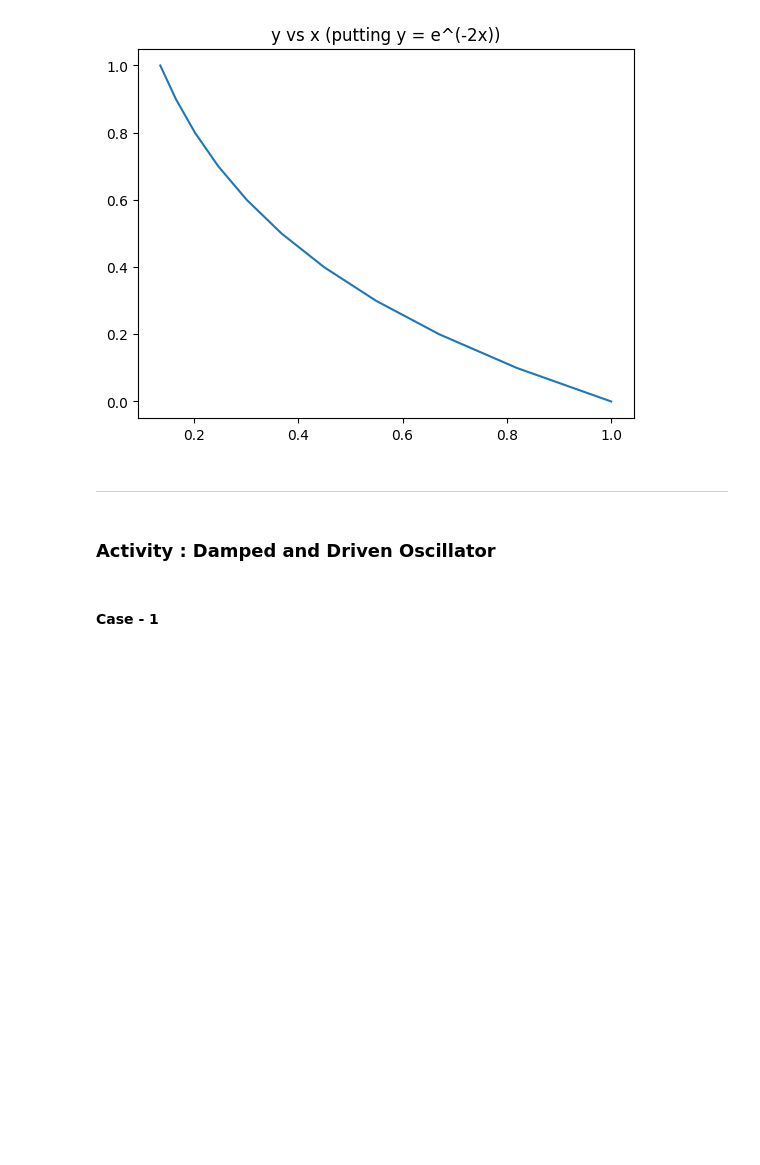
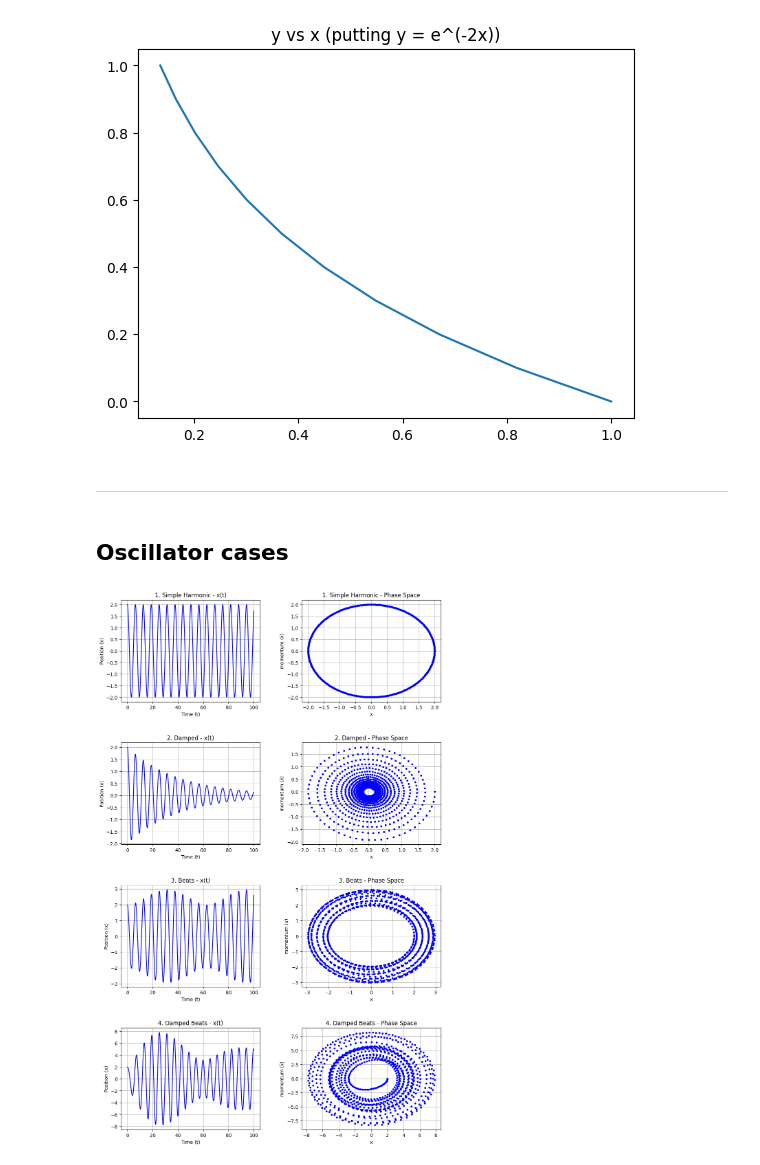
Before and after one commit to Bhar8at/Comphy, a Jupyter notebook: RK4.ipynb, the cells around one changed output. Saved outputs shown, nothing was run; the diff lists cells and outputs as text; code cells hidden in the pictures; blank space fills up the shorter version.

```diff
--- a/RK4.ipynb
+++ b/RK4.ipynb
@@ -131,7 +131,75 @@ def rk4_coupled_oscillator(f, y1_0, y2_0, t0, tf, h):
         y_points[i+1] = [y1, y2]
 
     return t_points, y_points
-# %% [markdown]
-### Activity : Damped and Driven Oscillator
-# %% [markdown]
-#### Case - 1
+# %% [markdown]
+## Oscillator cases
+# %%
+# --- 2. Physics Definition ---
+def create_derivative_func(gamma, F0, omega):
+    # Returns the function for acceleration: x'' = F0*cos(wt) - gamma*x' - x
+    def f(t, x, v):
+        return F0 * np.cos(omega * t) - gamma * v - x
+    return f
+
+# The 4 Cases from the prompt
+cases = [
+    # Case 1: Simple Harmonic (No damping, No drive)
+    {"label": "1. Simple Harmonic", "gamma": 0.0,  "F0": 0.0, "omega": 0.0},
+
+    # Case 2: Damped (Damping, No drive)
+    {"label": "2. Damped",          "gamma": 0.05, "F0": 0.0, "omega": 0.0},
+
+    # Case 3: Beats (No damping, Off-resonance drive)
+    {"label": "3. Beats",           "gamma": 0.0,  "F0": 0.1, "omega": 1.1},
+
+    # Case 4: Damped Beats (Damping, Off-resonance drive)
+    # Note: We assume omega=1.1 to generate the 'Beats' described in the text
+    {"label": "4. Damped Beats",    "gamma": 0.05, "F0": 1.0, "omega": 1.1}
+]
+
+# Simulation Parameters
+t0, tf, h = 0, 100, 0.1
+
+# Initial Conditions
+# We start with x=2 to ensure the undriven cases (1 & 2) have energy to move.
+# For driven cases, this represents the initial displacement.
+x0 = 2.0
+v0 = 0.0
+
+# --- 3. Plotting ---
+fig, axes = plt.subplots(4, 2, figsize=(12, 20))
+plt.subplots_adjust(hspace=0.4, wspace=0.3)
+
+for i, params in enumerate(cases):
+    # Setup physics for this specific case
+    f_ode = create_derivative_func(params["gamma"], params["F0"], params["omega"])
+
+    # Solve
+    t_data, y_data = rk4_coupled_oscillator(f_ode, x0, v0, t0, tf, h)
+
+    x_val = y_data[:, 0]
+    v_val = y_data[:, 1]
+
+    # --- Left Column: Time Domain (x vs t) ---
+    ax_time = axes[i, 0]
+    ax_time.plot(t_data, x_val, 'b-') # Standard line plot for time series
+    ax_time.set_title(f"{params['label']} - x(t)")
+    ax_time.set_xlabel("Time (t)")
+    ax_time.set_ylabel("Position (x)")
+    ax_time.grid(True)
+
+    # --- Right Column: Phase Space (v vs x) ---
+    ax_phase = axes[i, 1]
+
+    # STYLE MATCHING: Using blue dots ('bo') with small marker size
+    ax_phase.plot(x_val, v_val, 'bo', markersize=3)
+
+    ax_phase.set_title(f"{params['label']} - Phase Space")
+    ax_phase.set_xlabel("x")
+    # Updated label to match your screenshot
+    ax_phase.set_ylabel(r"momentum ($\dot{x}$)")
+    ax_phase.grid(True)
+
+plt.show()
+# %% [output]
+[figure, added]
```
Also changed, not shown: parts of 2 cells of this notebook, 6 other files.
